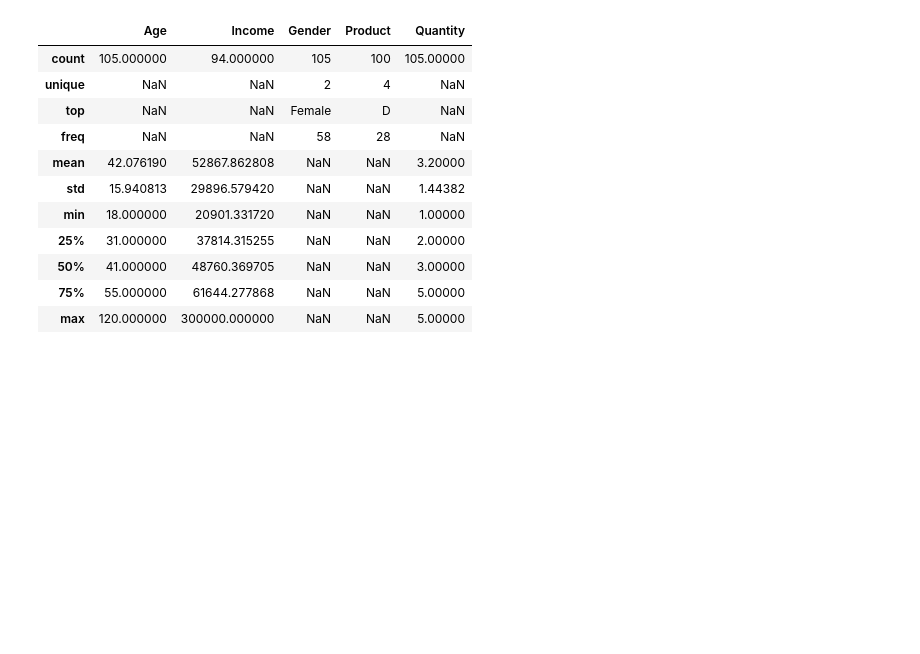
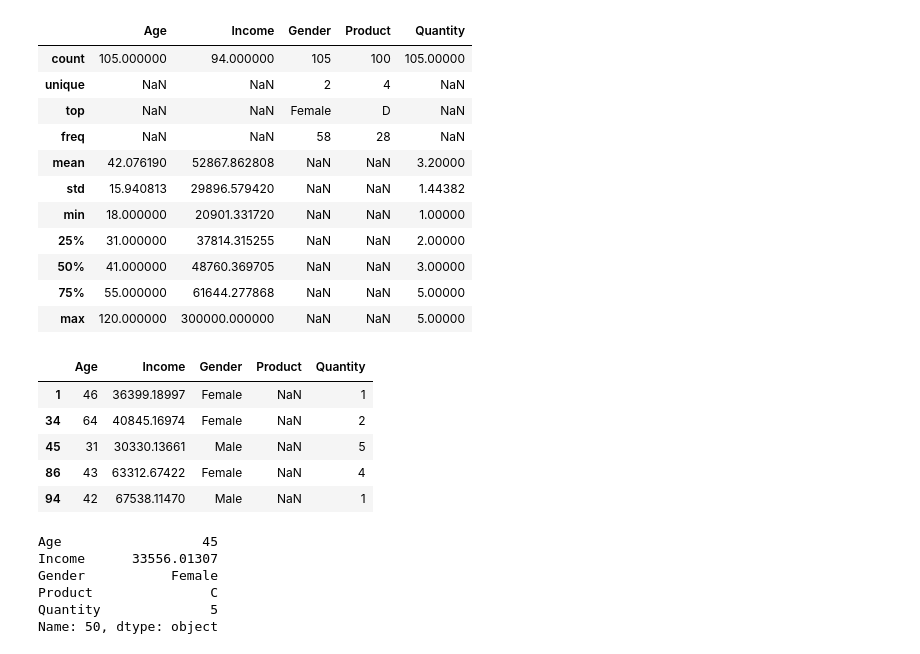
Before and after one commit to LuyiLiuAmber/Luyi, a Jupyter notebook: class1_may10.ipynb, the cells around one changed output. Saved outputs shown, nothing was run; the diff lists cells and outputs as text; code cells hidden in the pictures; blank space fills up the shorter version.

```diff
--- a/class1_may10.ipynb
+++ b/class1_may10.ipynb
@@ -60,3 +60,21 @@ df.describe(include = 'all')
 | 50% | 41.000000 | 48760.369705 | NaN | NaN | 3.00000 |
 | 75% | 55.000000 | 61644.277868 | NaN | NaN | 5.00000 |
 | max | 120.000000 | 300000.000000 | NaN | NaN | 5.00000 |
+# %%
+df[df['Product'].isnull()]
+# %% [output]
+|  | Age | Income | Gender | Product | Quantity |
+| 1 | 46 | 36399.18997 | Female | NaN | 1 |
+| 34 | 64 | 40845.16974 | Female | NaN | 2 |
+| 45 | 31 | 30330.13661 | Male | NaN | 5 |
+| 86 | 43 | 63312.67422 | Female | NaN | 4 |
+| 94 | 42 | 67538.11470 | Male | NaN | 1 |
+# %%
+df.iloc[50]
+# %% [output]
+Age                  45
+Income      33556.01307
+Gender           Female
+Product               C
+Quantity              5
+Name: 50, dtype: object
```
Also changed, not shown: parts of 6 cells of this notebook.
